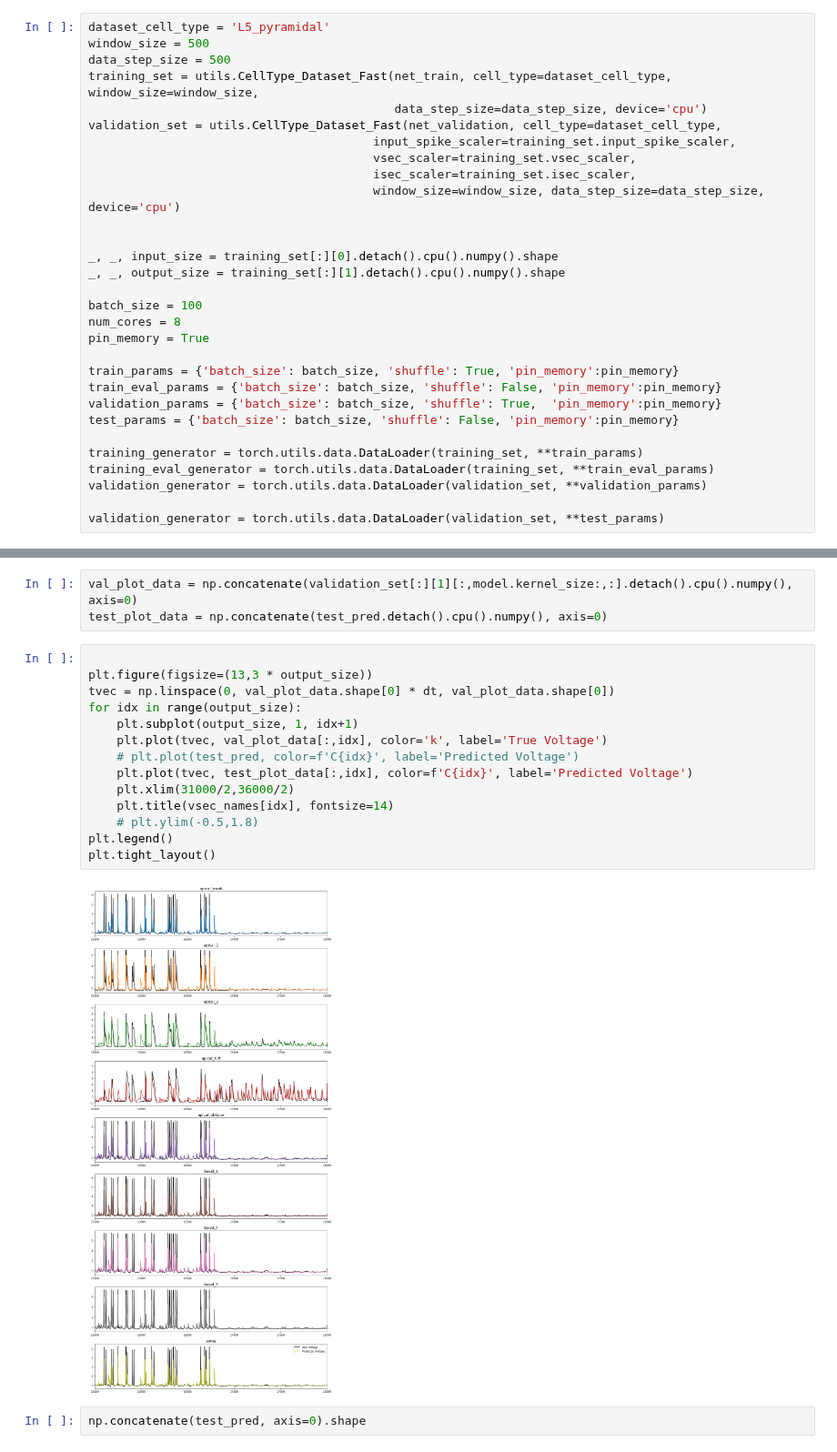
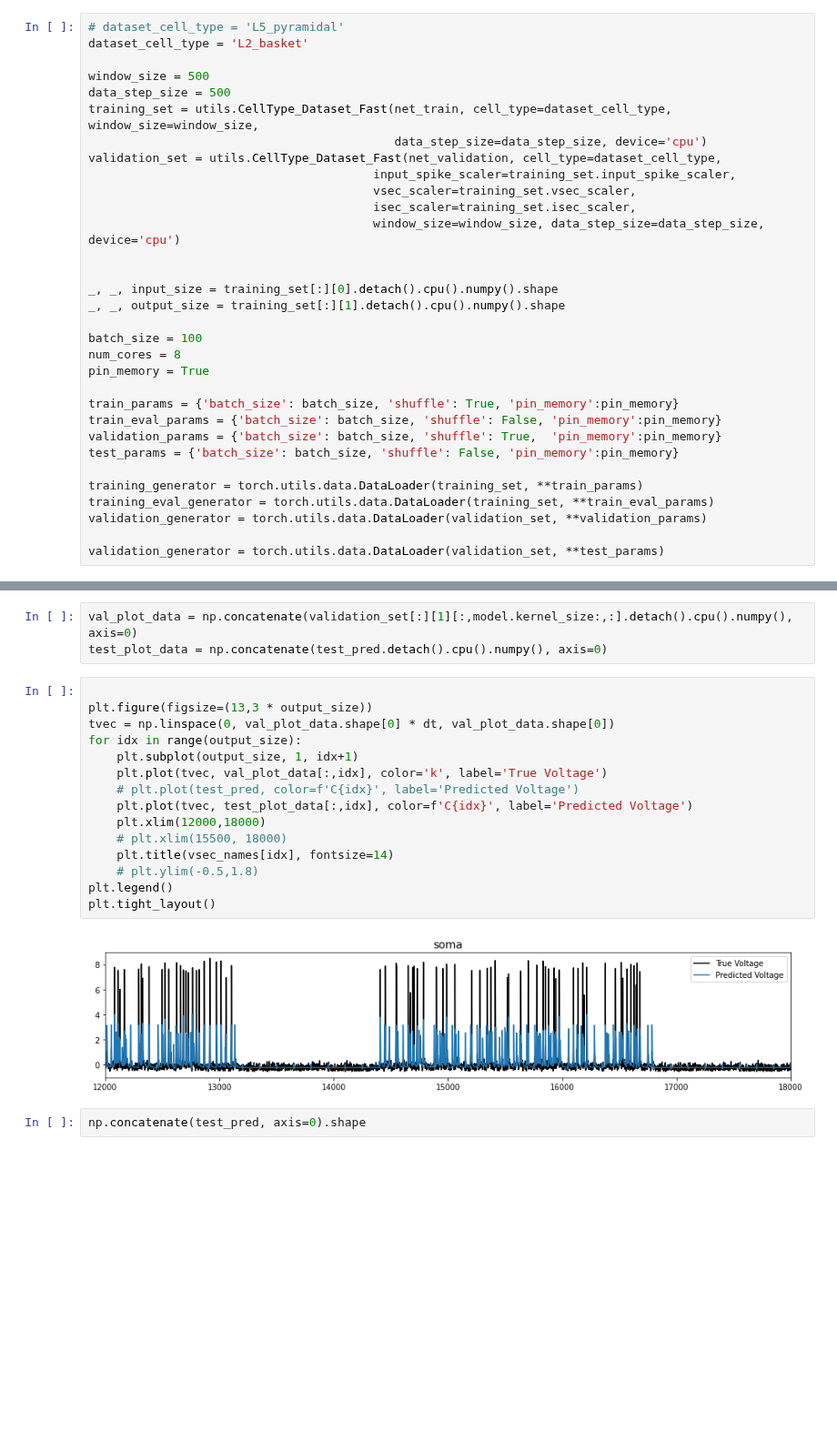
Before and after one commit to ntolley/bayesian_surrogates, a Jupyter notebook: single_cell_noise.ipynb, the cells around one changed output, grey strips where cells are left out. Shown at 91% size. Saved outputs shown, nothing was run; the diff lists cells and outputs as text; blank space fills up the shorter version.

```diff
--- a/single_cell_noise.ipynb
+++ b/single_cell_noise.ipynb
@@ -84,7 +84,9 @@ Trial 1: 1990.0 ms...
 # with open('net_validation.pkl', 'wb') as f:
 #     dill.dump(net_train, f)
 # %%
-dataset_cell_type = 'L5_pyramidal'
+# dataset_cell_type = 'L5_pyramidal'
+dataset_cell_type = 'L2_basket'
+
 window_size = 500
 data_step_size = 500
 training_set = utils.CellType_Dataset_Fast(net_train, cell_type=dataset_cell_type, window_size=window_size,
@@ -362,19 +356,20 @@ test_plot_data = np.concatenate(test_pred.detach().cpu().numpy(), axis=0)
 # %%
 
 plt.figure(figsize=(13,3 * output_size))
 tvec = np.linspace(0, val_plot_data.shape[0] * dt, val_plot_data.shape[0])
 for idx in range(output_size):
     plt.subplot(output_size, 1, idx+1)
     plt.plot(tvec, val_plot_data[:,idx], color='k', label='True Voltage')
     # plt.plot(test_pred, color=f'C{idx}', label='Predicted Voltage')
     plt.plot(tvec, test_plot_data[:,idx], color=f'C{idx}', label='Predicted Voltage')
-    plt.xlim(31000/2,36000/2)
+    plt.xlim(12000,18000)
+    # plt.xlim(15500, 18000)
     plt.title(vsec_names[idx], fontsize=14)
     # plt.ylim(-0.5,1.8)
 plt.legend()
 plt.tight_layout()
 # %% [output]
-[figure, old version]
+[figure, new version]
 # %%
 np.concatenate(test_pred, axis=0).shape
 # %% [output]
```
Also changed, not shown: parts of 4 cells of this notebook, 1 other file.
